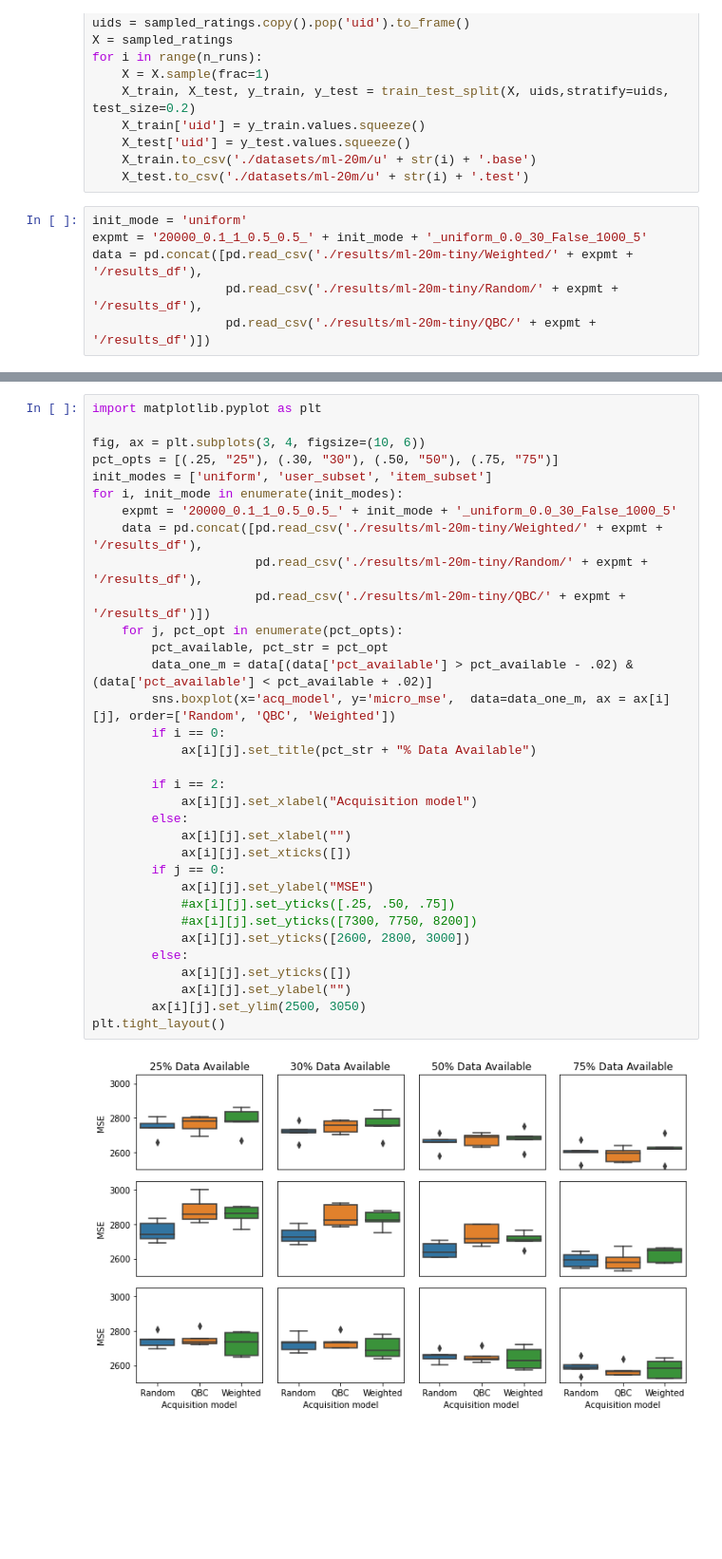
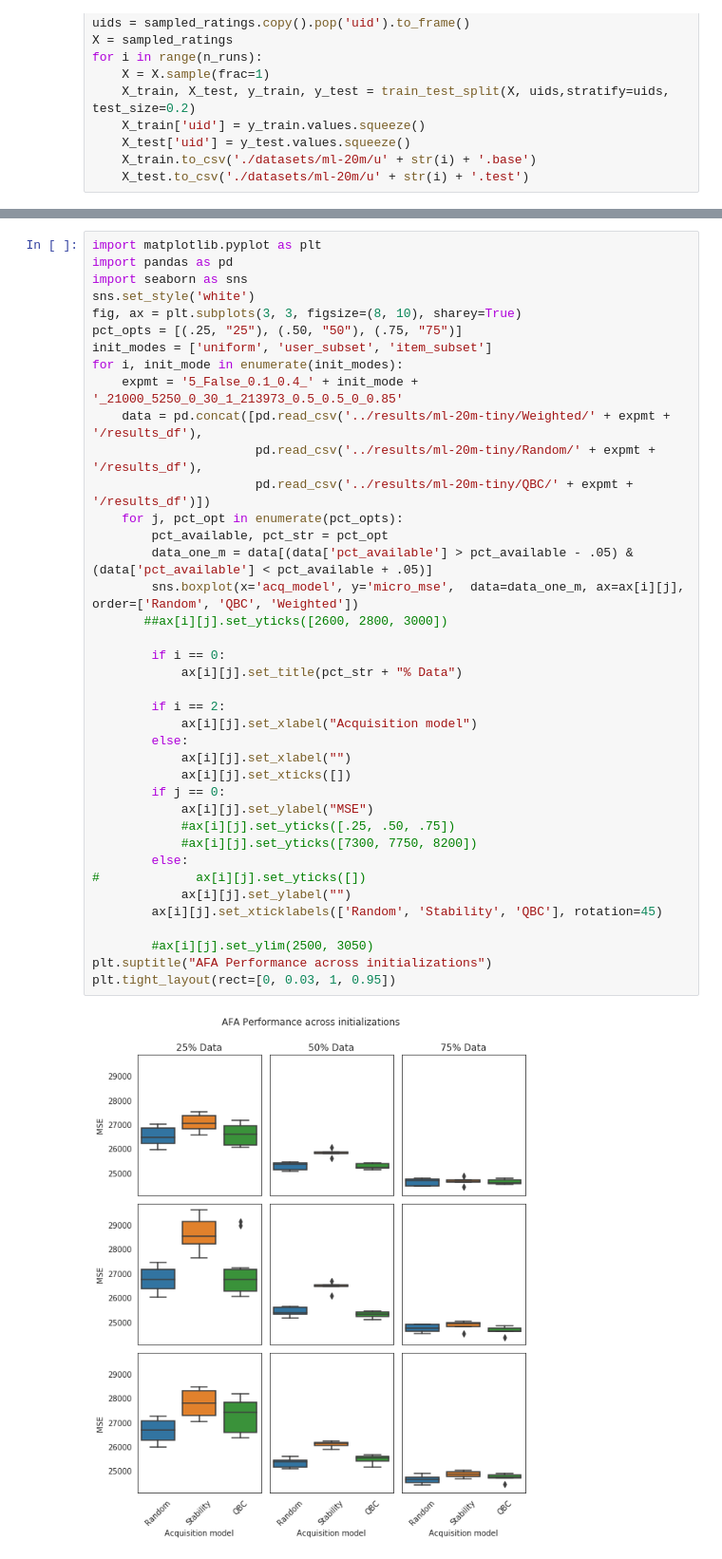
Before and after one commit to divyashan/learning_to_limit, a Jupyter notebook: notebooks/MovieLens-20M.ipynb, the cells around one changed output, grey strips where cells are left out. Shown at 95% size. Drawn from its saved outputs; the diff is of its cells as text; blank space fills up the shorter version.

```diff
--- a/notebooks/MovieLens-20M.ipynb
+++ b/notebooks/MovieLens-20M.ipynb
@@ -178,9 +167,3 @@ for i in range(n_runs):
     X_test['uid'] = y_test.values.squeeze()
     X_train.to_csv('./datasets/ml-20m/u' + str(i) + '.base')
     X_test.to_csv('./datasets/ml-20m/u' + str(i) + '.test')
-# %%
-init_mode = 'uniform'
-expmt = '20000_0.1_1_0.5_0.5_' + init_mode + '_uniform_0.0_30_False_1000_5'
-data = pd.concat([pd.read_csv('./results/ml-20m-tiny/Weighted/' + expmt + '/results_df'),
-                  pd.read_csv('./results/ml-20m-tiny/Random/' + expmt + '/results_df'),
-                  pd.read_csv('./results/ml-20m-tiny/QBC/' + expmt + '/results_df')])
@@ -187,38 +172,44 @@ data = pd.concat([pd.read_csv('./results/ml-20m-tiny/Weighted/' + expmt + '/resu
 # %%
 import matplotlib.pyplot as plt
-
-fig, ax = plt.subplots(3, 4, figsize=(10, 6))
-pct_opts = [(.25, "25"), (.30, "30"), (.50, "50"), (.75, "75")]
+import pandas as pd
+import seaborn as sns
+sns.set_style('white')
+fig, ax = plt.subplots(3, 3, figsize=(8, 10), sharey=True)
+pct_opts = [(.25, "25"), (.50, "50"), (.75, "75")]
 init_modes = ['uniform', 'user_subset', 'item_subset']
 for i, init_mode in enumerate(init_modes):
-    expmt = '20000_0.1_1_0.5_0.5_' + init_mode + '_uniform_0.0_30_False_1000_5'
-    data = pd.concat([pd.read_csv('./results/ml-20m-tiny/Weighted/' + expmt + '/results_df'),
-                      pd.read_csv('./results/ml-20m-tiny/Random/' + expmt + '/results_df'),
-                      pd.read_csv('./results/ml-20m-tiny/QBC/' + expmt + '/results_df')])
+    expmt = '5_False_0.1_0.4_' + init_mode + '_21000_5250_0_30_1_213973_0.5_0.5_0_0.85'
+    data = pd.concat([pd.read_csv('../results/ml-20m-tiny/Weighted/' + expmt + '/results_df'),
+                      pd.read_csv('../results/ml-20m-tiny/Random/' + expmt + '/results_df'),
+                      pd.read_csv('../results/ml-20m-tiny/QBC/' + expmt + '/results_df')])
     for j, pct_opt in enumerate(pct_opts):
         pct_available, pct_str = pct_opt
-        data_one_m = data[(data['pct_available'] > pct_available - .02) & (data['pct_available'] < pct_available + .02)]
-        sns.boxplot(x='acq_model', y='micro_mse',  data=data_one_m, ax = ax[i][j], order=['Random', 'QBC', 'Weighted'])
+        data_one_m = data[(data['pct_available'] > pct_available - .05) & (data['pct_available'] < pct_available + .05)]
+        sns.boxplot(x='acq_model', y='micro_mse',  data=data_one_m, ax=ax[i][j], order=['Random', 'QBC', 'Weighted'])
+       ##ax[i][j].set_yticks([2600, 2800, 3000])
+
         if i == 0:
-            ax[i][j].set_title(pct_str + "% Data Available")
+            ax[i][j].set_title(pct_str + "% Data")
 
         if i == 2:
             ax[i][j].set_xlabel("Acquisition model")
         else:
             ax[i][j].set_xlabel("")
             ax[i][j].set_xticks([])
         if j == 0:
             ax[i][j].set_ylabel("MSE")
             #ax[i][j].set_yticks([.25, .50, .75])
             #ax[i][j].set_yticks([7300, 7750, 8200])
-            ax[i][j].set_yticks([2600, 2800, 3000])
         else:
-            ax[i][j].set_yticks([])
+#             ax[i][j].set_yticks([])
             ax[i][j].set_ylabel("")
-        ax[i][j].set_ylim(2500, 3050)
-plt.tight_layout()
+        ax[i][j].set_xticklabels(['Random', 'Stability', 'QBC'], rotation=45)
+
+        #ax[i][j].set_ylim(2500, 3050)
+plt.suptitle("AFA Performance across initializations")
+plt.tight_layout(rect=[0, 0.03, 1, 0.95])
 # %% [output]
-[figure, old version]
+[figure, new version]
 # %%
 pct_available = .5
 init_mode = 'user_subset'
```
Also changed, not shown: parts of 9 cells of this notebook, 14 other files.
